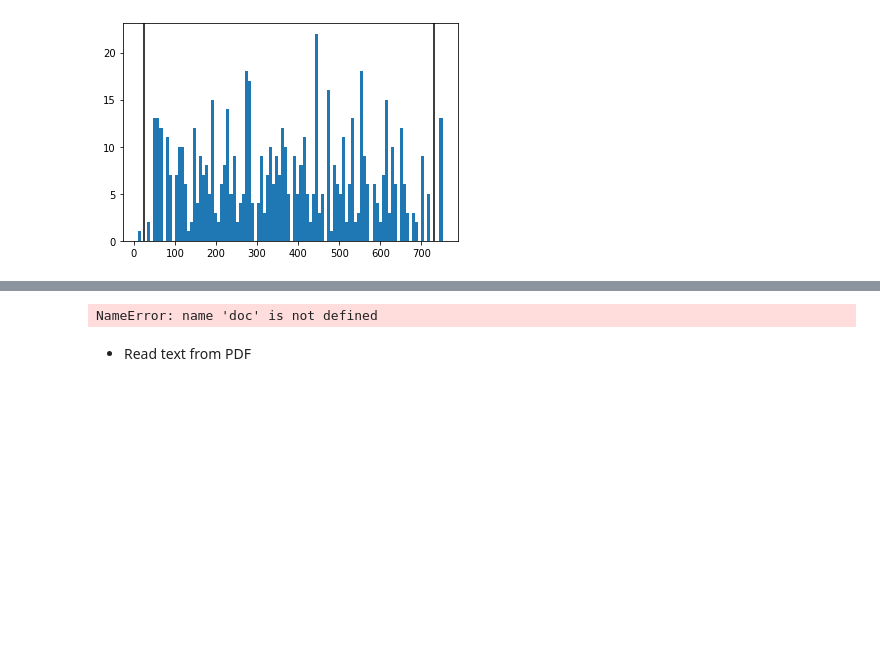
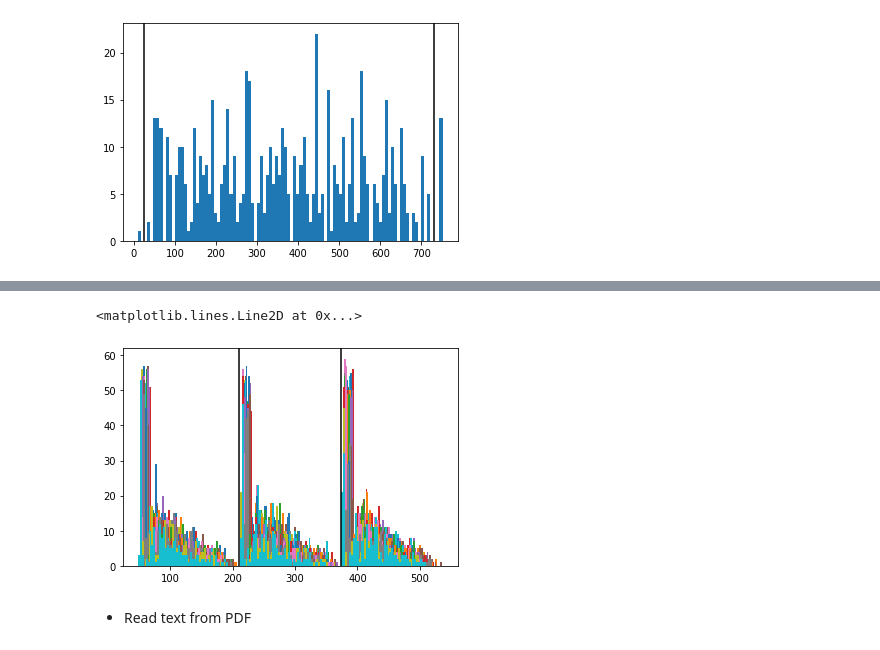
Before and after one commit to GeoDaCenter/opioid-policy-scan, a Jupyter notebook: MOUD_scraping/2000/pdf_scraper_00.ipynb, the cells around one changed output, grey strips where cells are left out. Drawn from its saved outputs; the diff is of its cells as text; code cells hidden in the pictures; blank space fills up the shorter version.

```diff
--- a/MOUD_scraping/2000/pdf_scraper_00.ipynb
+++ b/MOUD_scraping/2000/pdf_scraper_00.ipynb
@@ -152,12 +152,15 @@ plt.axvline(375, color='black')
 # %%
-words = doc[20 - 1].getText("words")
-words = clean_text(words)
-x0s = [word[0] for word in words]
-a = plt.hist(x0s, bins = 100)
+#pagen is even
+for pagen in range(101, 200, 2):
+    words = doc[pagen - 1].getText("words")
+    words = [word for word in words if (word[1] > 25) and (word[1] < 730)]
+    x0s = [word[0] for word in words]
+    a = plt.hist(x0s, bins = 150)
 
-plt.axvline(185, color='black')
-plt.axvline(370, color='black')
+plt.axvline(210, color='black')
+plt.axvline(373, color='black')
 # %% [output]
-NameError: name 'doc' is not defined
+<matplotlib.lines.Line2D at 0x...>
+[figure, added]
 # %% [markdown]
 - Read text from PDF
```
Also changed, not shown: parts of 15 cells of this notebook.
